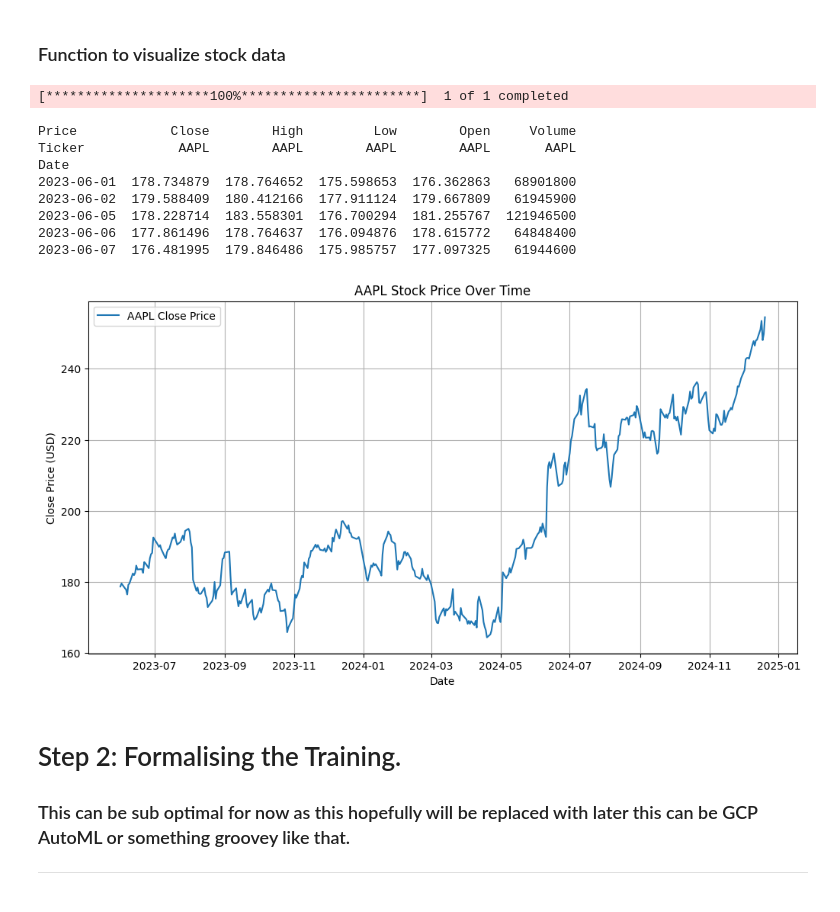
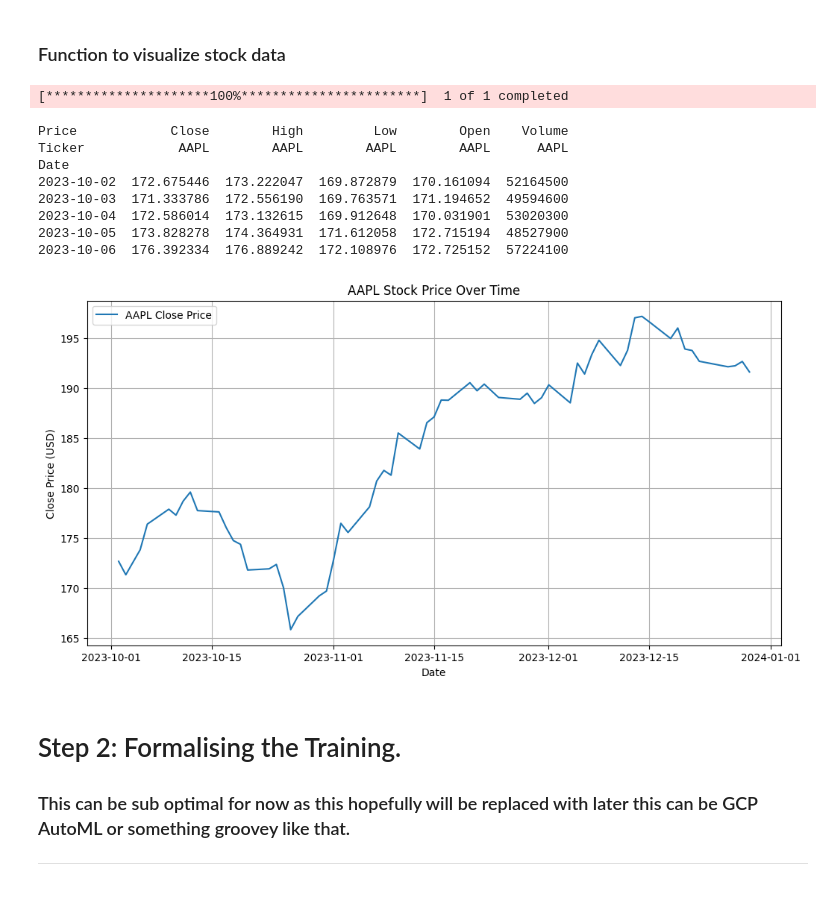
Before and after one commit to nhowley72/ML-Projects, a Jupyter notebook: Supervised Learning/stocks.ipynb, the cells around one changed output. Drawn from its saved outputs; the diff is of its cells as text; code cells hidden in the pictures.

```diff
--- a/Supervised Learning/stocks.ipynb
+++ b/Supervised Learning/stocks.ipynb
@@ -32,30 +32,30 @@ def stock_plot(stock_data, ticker):
 # %%
 # Example usage
 if __name__ == "__main__":
     # Define parameters
     ticker = "AAPL"  # Apple stock
-    start_date = "2023-06-01"
-    end_date = "2024-12-31"
+    start_date = "2023-10-01"
+    end_date = "2023-12-31"
 
     # Fetch stock data
     stock_data = fetch_stock_data(ticker, start_date, end_date)
 
     # Display the first few rows
     print(stock_data.head())
 
     # Visualize the stock data
     stock_plot(stock_data, ticker)
 # %% [output]
 [*********************100%***********************]  1 of 1 completed
-Price            Close        High         Low        Open     Volume
-Ticker            AAPL        AAPL        AAPL        AAPL       AAPL
+Price            Close        High         Low        Open    Volume
+Ticker            AAPL        AAPL        AAPL        AAPL      AAPL
 Date
-2023-06-01  178.734879  178.764652  175.598653  176.362863   68901800
-2023-06-02  179.588409  180.412166  177.911124  179.667809   61945900
-2023-06-05  178.228714  183.558301  176.700294  181.255767  121946500
-2023-06-06  177.861496  178.764637  176.094876  178.615772   64848400
-2023-06-07  176.481995  179.846486  175.985757  177.097325   61944600
+2023-10-02  172.675446  173.222047  169.872879  170.161094  52164500
+2023-10-03  171.333786  172.556190  169.763571  171.194652  49594600
+2023-10-04  172.586014  173.132615  169.912648  170.031901  53020300
+2023-10-05  173.828278  174.364931  171.612058  172.715194  48527900
+2023-10-06  176.392334  176.889242  172.108976  172.725152  57224100
-[figure, old version]
+[figure, new version]
 # %% [markdown]
 # Step 2: Formalising the Training.
 ### This can be sub optimal for now as this hopefully will be replaced with later this can be GCP AutoML or something groovey like that.
```
Also changed, not shown: parts of 2 cells of this notebook.
